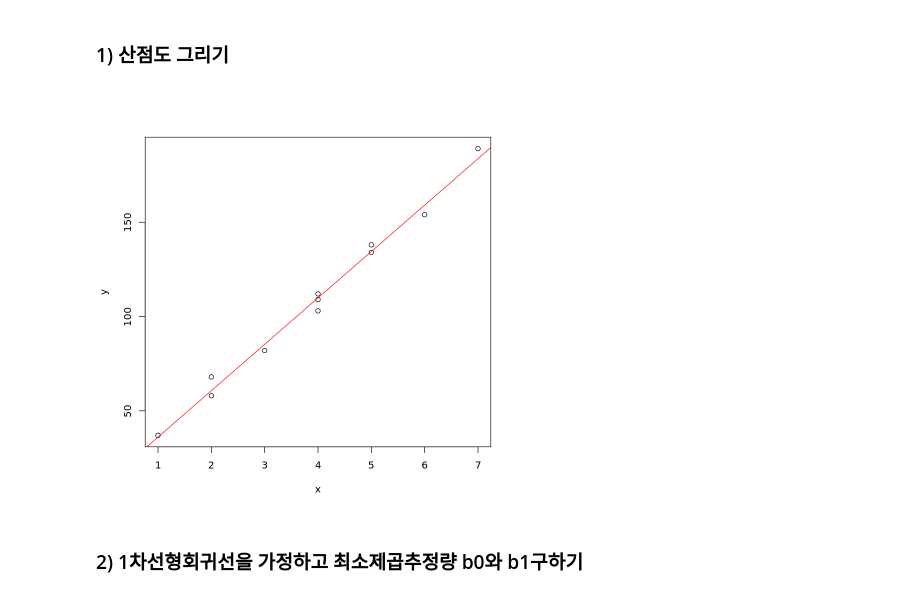
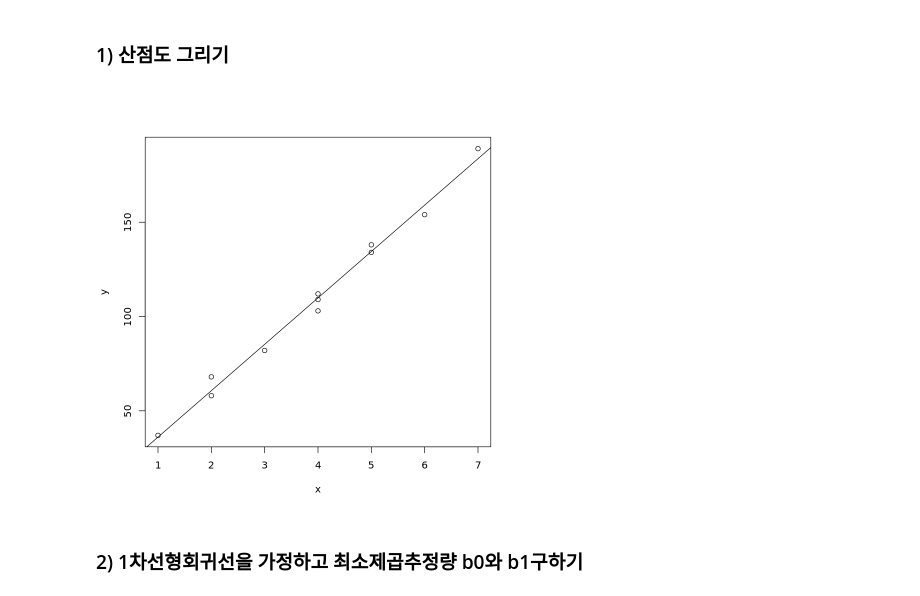
Before and after one commit to cjfal2/dj, a Jupyter notebook: _notebooks/2021-9-25-회귀분석3장연습문제.ipynb, the cells around one changed output. Drawn from its saved outputs; the diff is of its cells as text; code cells hidden in the pictures.

```diff
--- a/_notebooks/2021-9-25-회귀분석3장연습문제.ipynb
+++ b/_notebooks/2021-9-25-회귀분석3장연습문제.ipynb
@@ -130,9 +130,9 @@ lm35 <- lm(y~x)
 ### 1) 산점도 그리기
 # %%
 plot(y~x)
-abline(lm35, col="red")
+abline(lm35)
 # %% [output]
-[figure, old version]
+[figure, new version]
 # %% [markdown]
 ### 2) 1차선형회귀선을 가정하고 최소제곱추정량 b0와 b1구하기
 # %%
```
Also changed, not shown: parts of 20 cells of this notebook.
